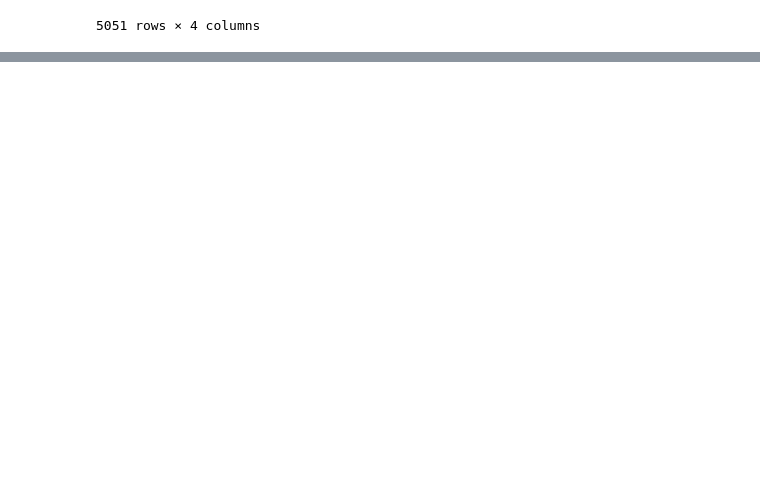
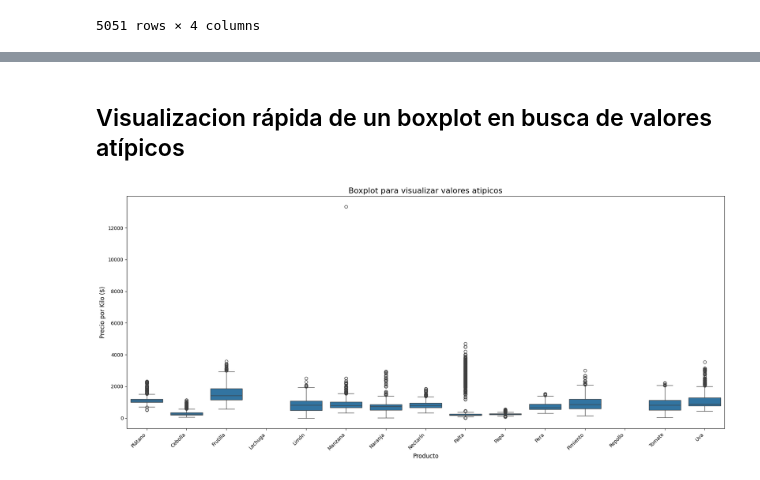
Before and after one commit to Ricardouchub/Analisis-Estrategico-de-Precios, a Jupyter notebook: Análisis Estratégico de Precios Mayoristas para el Sector Retail de Frutas y Hortalizas.ipynb, the cells around one changed output, grey strips where cells are left out. Drawn from its saved outputs; the diff is of its cells as text; code cells hidden in the pictures; blank space fills up the shorter version.

```diff
--- a/Análisis Estratégico de Precios Mayoristas para el Sector Retail de Frutas y Hortalizas.ipynb
+++ b/Análisis Estratégico de Precios Mayoristas para el Sector Retail de Frutas y Hortalizas.ipynb
@@ -467,0 +510,29 @@ Ejemplos de filas no asignadas:
+# %%
+# Define el nuevo orden de las columnas restantes
+nuevo_orden = [
+    'fecha',
+    'mes',
+    'dia_semana',
+    'region',
+    'mercado',
+    'subsector',
+    'producto',
+    'variedad_tipo',
+    'calidad',
+    'origen',
+    'volumen',
+    'precio_minimo',
+    'precio_maximo',
+    'precio_promedio_ponderado',
+    'peso_kg',
+    'precio_por_kg',
+    'numero_unidades',
+    'precio_por_unidad'
+]
+
+# Reordena el DataFrame
+df1 = df1[nuevo_orden]
+
+# Muestra el resultado final
+print("DataFrame final")
+display(df1.head())
@@ -467,0 +573,20 @@ Ejemplos de filas no asignadas:
+# %% [markdown]
+## Visualizacion rápida de un boxplot en busca de valores atípicos
+# %%
+# 1. Encontrar los 15 productos más comunes
+top_15_productos = df1['producto'].value_counts().nlargest(15).index
+
+# 2. Filtrar el DataFrame para incluir solo esos productos
+df_top_productos = df1[df1['producto'].isin(top_15_productos)]
+
+# 3. Crear el boxplot
+plt.figure(figsize=(18, 8)) # Hacemos la figura más grande
+sns.boxplot(data=df_top_productos, x='producto', y='precio_por_kg')
+plt.title('Boxplot para visualizar valores atipicos', fontsize=16)
+plt.xlabel('Producto', fontsize=12)
+plt.ylabel('Precio por Kilo ($)', fontsize=12)
+plt.xticks(rotation=45, ha='right') # Rotamos las etiquetas para que no se superpongan
+plt.tight_layout() # Ajusta el gráfico para que todo quepa bien
+plt.show()
+# %% [output]
+[figure, added]
```
Also changed, not shown: parts of 25 cells of this notebook.
